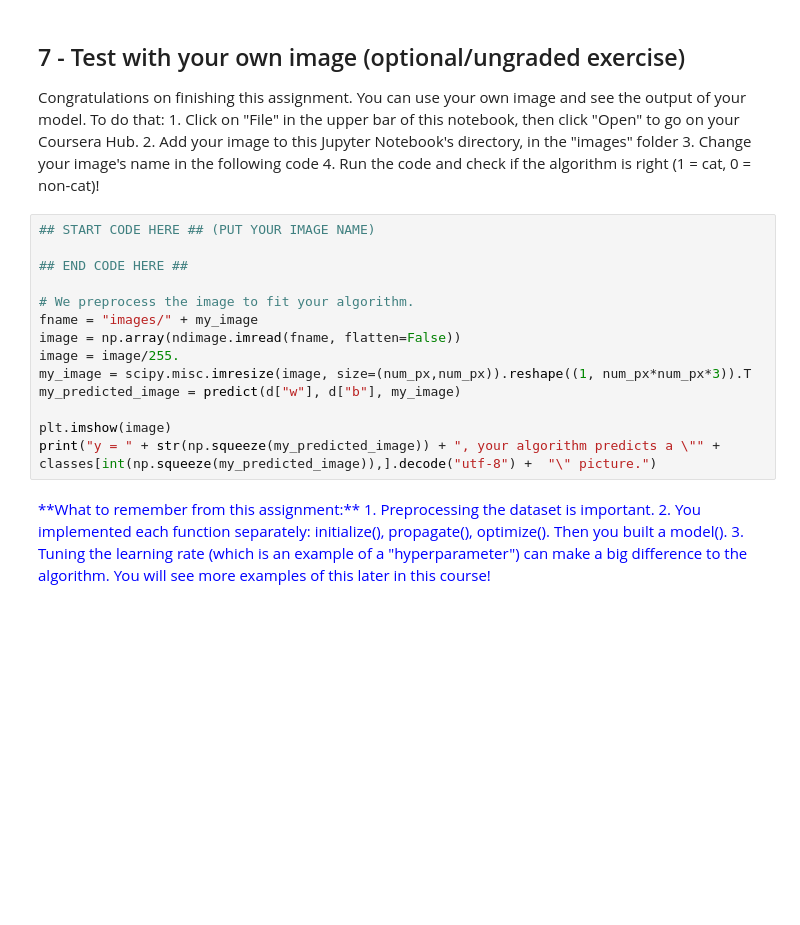
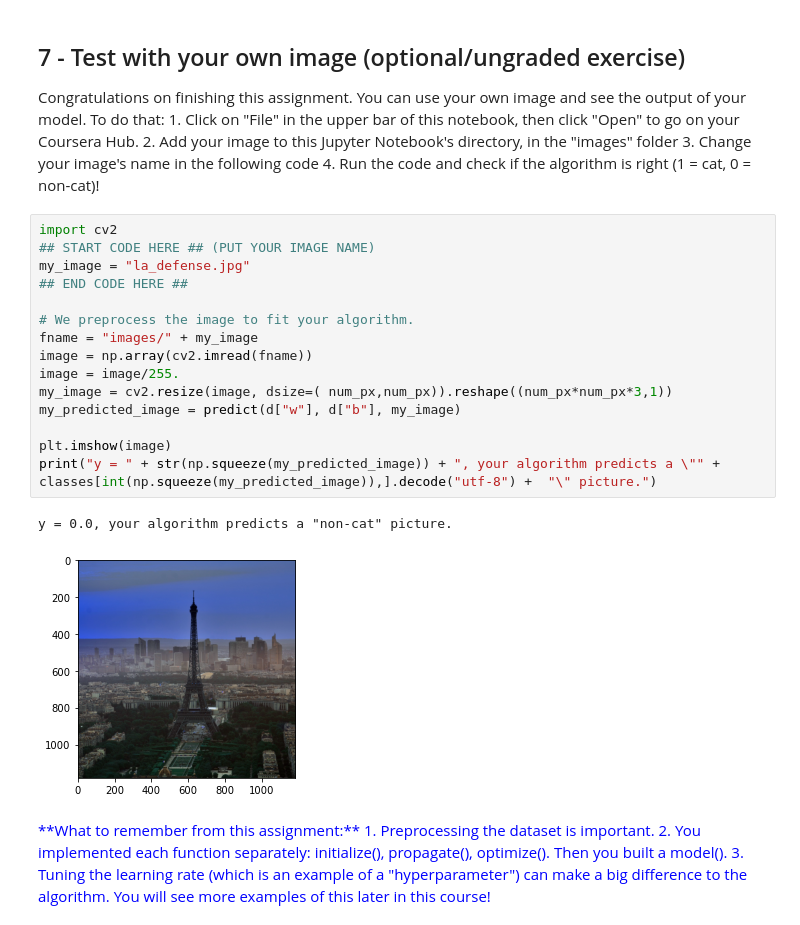
Before and after one commit to mostafa-ja/Deep-Learning-Specialization, a Jupyter notebook: Neural Networks and Deep Learning/Week2/Logistic Regression as a Neural Network/Logistic_Regression_with_a_Neural_Network_mindset_v6a.ipynb, the cells around one changed output. Drawn from its saved outputs; the diff is of its cells as text; blank space fills up the shorter version.

```diff
--- a/Neural Networks and Deep Learning/Week2/Logistic Regression as a Neural Network/Logistic_Regression_with_a_Neural_Network_mindset_v6a.ipynb
+++ b/Neural Networks and Deep Learning/Week2/Logistic Regression as a Neural Network/Logistic_Regression_with_a_Neural_Network_mindset_v6a.ipynb
@@ -787,19 +787,23 @@ Congratulations on finishing this assignment. You can use your own image and see
     3. Change your image's name in the following code
     4. Run the code and check if the algorithm is right (1 = cat, 0 = non-cat)!
 # %%
+import cv2
 ## START CODE HERE ## (PUT YOUR IMAGE NAME)
-
+my_image = "la_defense.jpg"
 ## END CODE HERE ##
 
 # We preprocess the image to fit your algorithm.
 fname = "images/" + my_image
-image = np.array(ndimage.imread(fname, flatten=False))
+image = np.array(cv2.imread(fname))
 image = image/255.
-my_image = scipy.misc.imresize(image, size=(num_px,num_px)).reshape((1, num_px*num_px*3)).T
+my_image = cv2.resize(image, dsize=( num_px,num_px)).reshape((num_px*num_px*3,1))
 my_predicted_image = predict(d["w"], d["b"], my_image)
 
 plt.imshow(image)
 print("y = " + str(np.squeeze(my_predicted_image)) + ", your algorithm predicts a \"" + classes[int(np.squeeze(my_predicted_image)),].decode("utf-8") +  "\" picture.")
+# %% [output]
+y = 0.0, your algorithm predicts a "non-cat" picture.
+[figure, added]
 # %% [markdown]
 <font color='blue'>
 **What to remember from this assignment:**
```
Also changed, not shown: parts of 1 cell of this notebook.
